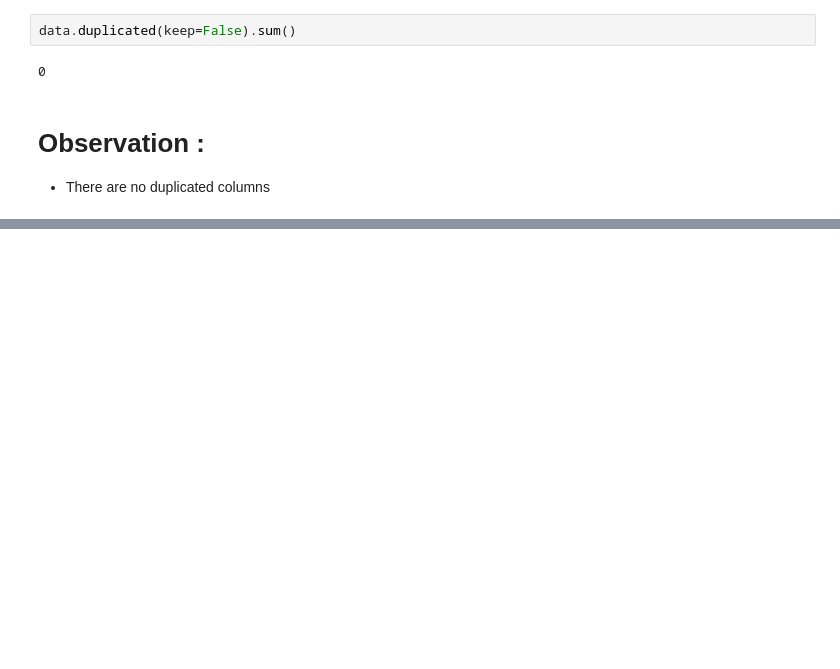
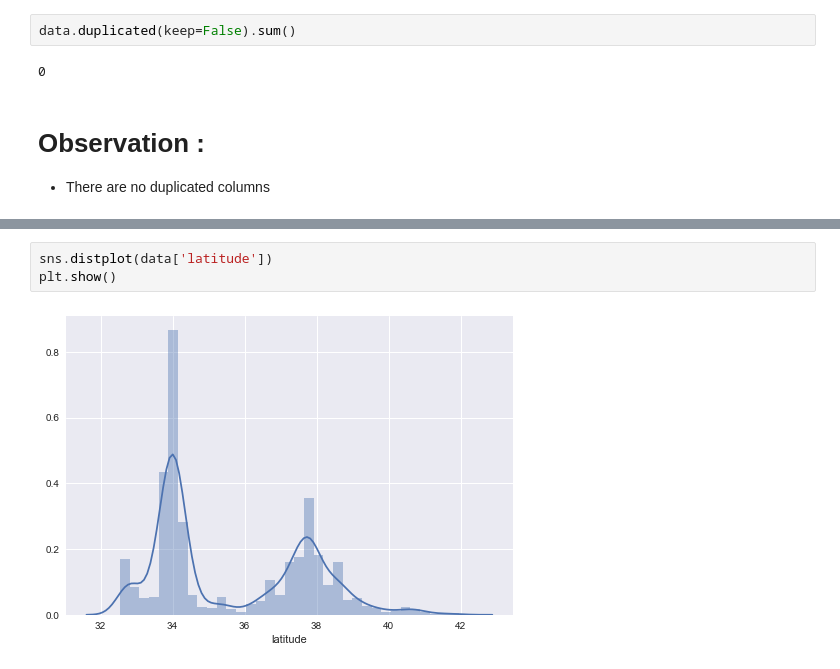
Before and after one commit to code-JOA/Housing-Project-Regression, a Jupyter notebook: notebook.ipynb, the cells around one changed output, grey strips where cells are left out. Cells and saved outputs as stored; diff of their text form; blank space fills up the shorter version.

```diff
--- a/notebook.ipynb
+++ b/notebook.ipynb
@@ -84,0 +92,5 @@ data.duplicated(keep=False).sum()
+# %%
+sns.distplot(data['latitude'])
+plt.show()
+# %% [output]
+[figure, added]
```
Also changed, not shown: parts of 2 cells of this notebook.
